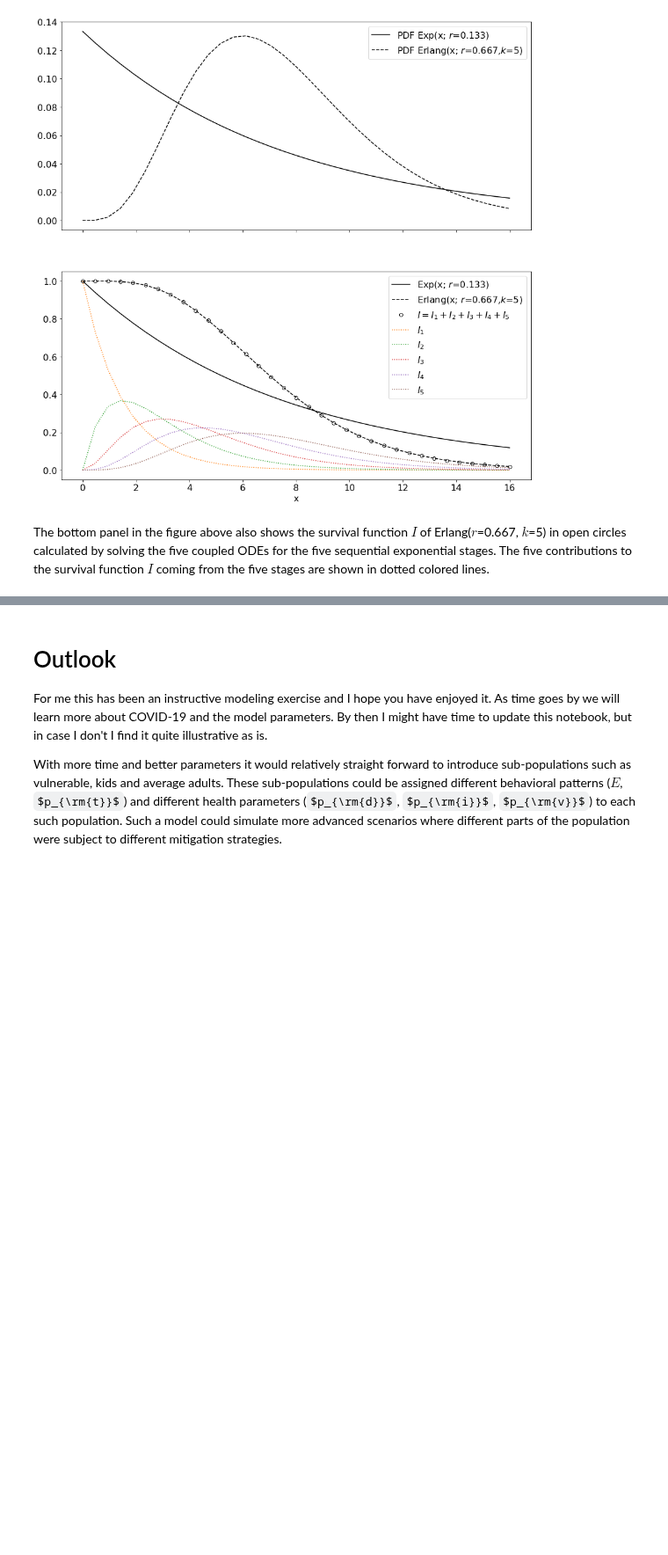
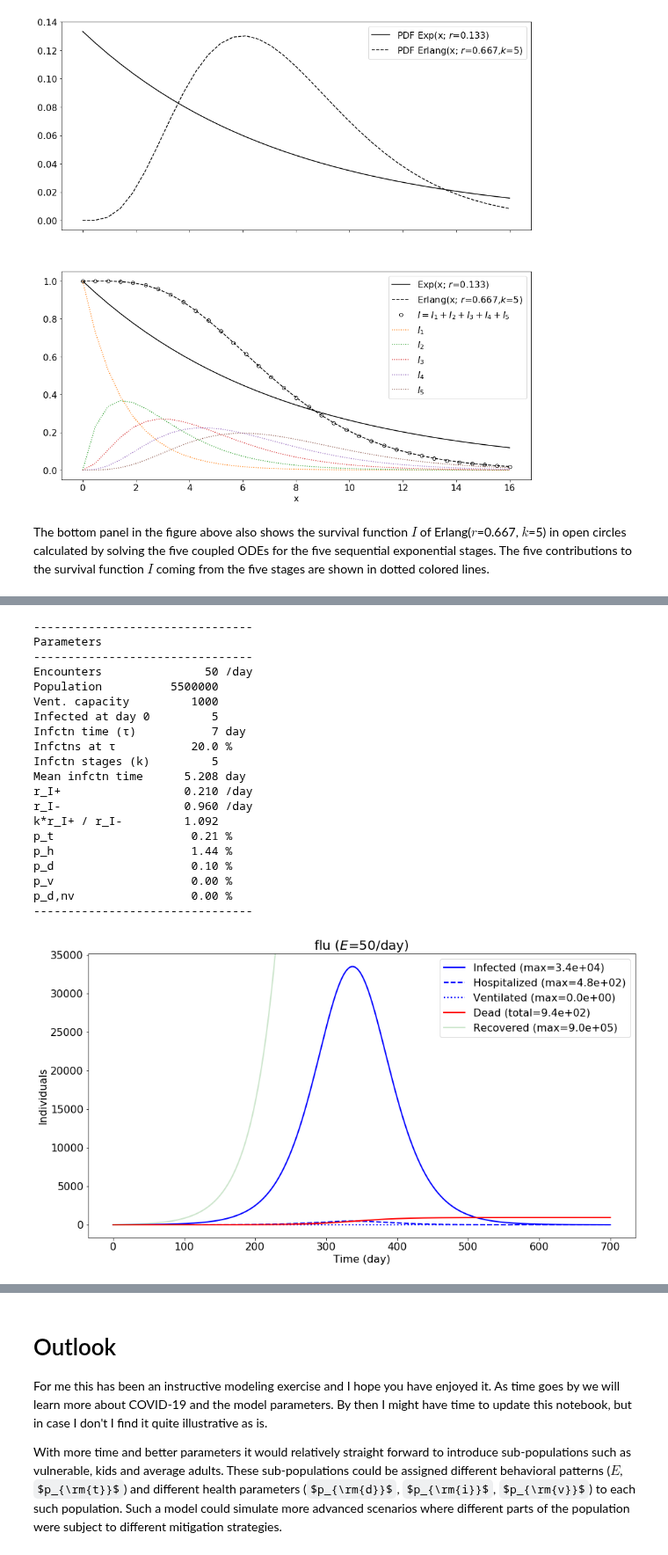
Before and after one commit to mrsonne/virus, a Jupyter notebook: virus.ipynb, the cells around one changed output, grey strips where cells are left out. Shown at 88% size. Drawn from its saved outputs; the diff is of its cells as text; code cells hidden in the pictures; some formulas as TeX source; blank space fills up the shorter version.

```diff
--- a/virus.ipynb
+++ b/virus.ipynb
@@ -340,0 +356,25 @@ The bottom panel in the figure above also shows the survival function $I$ of Erl
+# %%
+encounters_per_day = 50
+run.virus('flu', 'denmark', encounters_per_day, k=5, p_t=0.002097)
+# %% [output]
+--------------------------------
+Parameters
+--------------------------------
+Encounters               50 /day
+Population          5500000
+Vent. capacity         1000
+Infected at day 0         5
+Infctn time (τ)           7 day
+Infctns at τ           20.0 %
+Infctn stages (k)         5
+Mean infctn time      5.208 day
+r_I+                  0.210 /day
+r_I-                  0.960 /day
+k*r_I+ / r_I-         1.092
+p_t                    0.21 %
+p_h                    1.44 %
+p_d                    0.10 %
+p_v                    0.00 %
+p_d,nv                 0.00 %
+--------------------------------
+[figure, added]
```
Also changed, not shown: parts of 10 cells of this notebook.
